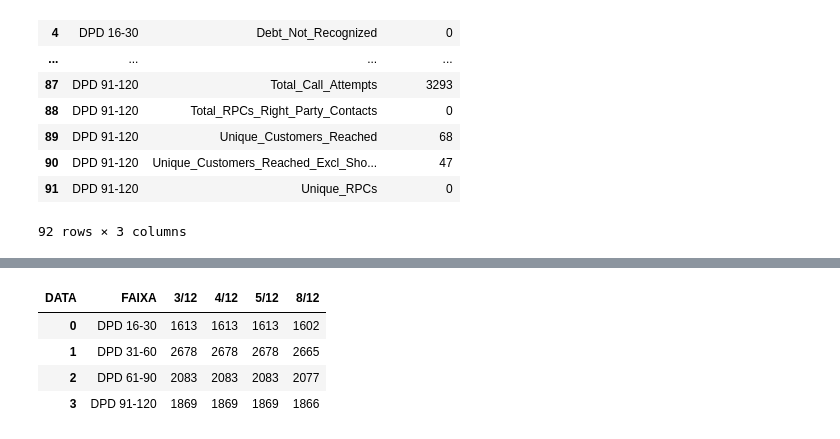
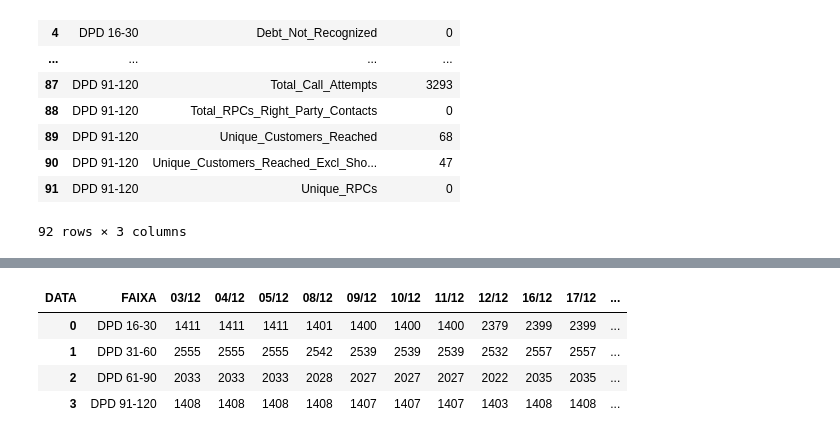
Before and after one commit to Claudiano-alves/Data-Analysis-Portfolio, a Jupyter notebook: Projects/Getnet/data_wrangling.ipynb, the cells around one changed output, grey strips where cells are left out. Drawn from its saved outputs; the diff is of its cells as text; code cells hidden in the pictures.

Commit message:
Autalização nos projetos de bi. Criação de pipeline payjoy.

```diff
--- a/Projects/Getnet/data_wrangling.ipynb
+++ b/Projects/Getnet/data_wrangling.ipynb
@@ -5,7 +5,7 @@
 # importlib.reload(queries)
 from src.data_wrangling_mailingHist import tratar_base_mailing_hist
 from src.db_connection import get_connection
-from Projects.Ouze.src.queries import get_query_discagens, get_query_cad_devf, get_query_mailing_hist, get_query_discagens_trestto, get_query_tabulacao_aciona, get_query_base_acionamentos, get_query_dw_calendario, get_query_pagamentos, get_query_acordos
+from Projects.Getnet.src.queries import get_query_discagens, get_query_cad_devf, get_query_mailing_hist, get_query_discagens_trestto, get_query_tabulacao_aciona, get_query_base_acionamentos, get_query_dw_calendario, get_query_pagamentos, get_query_acordos
 import pandas as pd
 
 # DADOS SRC
@@ -13,7 +13,7 @@ import pandas as pd
 def data_loader(conn_trc, conn_bd2, conn_src):
 
     df_discagens_expert = pd.read_sql(
-        get_query_discagens('2025-09-01', '2025-09-30'),
+        get_query_discagens('2025-12-01', '2025-12-17'),
         conn_src
     )
     df_cad_devf = pd.read_sql(
@@ -21,13 +21,13 @@ def data_loader(conn_trc, conn_bd2, conn_src):
         conn_src
     )
     df_tab_acionamentos = pd.read_sql(
-        get_query_base_acionamentos('2025-09-01', '2025-09-30'),
+        get_query_base_acionamentos('2025-12-01', '2025-12-17'),
         conn_src
     )
 
     # DADOS BD2/PLANEJAMENTO
     df_maling_hist = pd.read_sql(
-        get_query_mailing_hist('2025-09-01', '2025-09-30'),
+        get_query_mailing_hist('2025-12-01', '2025-12-17'),
         conn_bd2
     )
     df_maling_hist = tratar_base_mailing_hist(df_maling_hist, df_cad_devf)
@@ -41,18 +41,18 @@ def data_loader(conn_trc, conn_bd2, conn_src):
         conn_bd2
     )
     df_pagamentos = pd.read_sql(
-        get_query_pagamentos('2025-09-01', '2025-09-30'),
+        get_query_pagamentos('2025-12-01', '2025-12-17'),
         conn_src
     )
     df_acordos = pd.read_sql(
-        get_query_acordos('2025-09-01', '2025-09-30'),
+        get_query_acordos('2025-12-01', '2025-12-17'),
         conn_src
     )
 
     # DADOS BD2/TRC
 
     df_discagens_trestto = pd.read_sql(
-        get_query_discagens_trestto('2025-09-01', '2025-09-30'),
+        get_query_discagens_trestto('2025-12-01', '2025-12-17'),
         conn_trc
     )
 
@@ -700,14 +1051,14 @@ def df_contratos_payjoy():
     SELECT
         Assigned_Portfolio
     ,   DPD_BUCKET as FAIXA
-    FROM OPENQUERY([TRC-DC-BDM\BD],
+    FROM OPENQUERY([TRC_BD_LINKED],
     '
         SELECT
             ltrim(rtrim(contrato_fin)) Assigned_Portfolio
         ,   DPD_BUCKET
         ,   cast(CALENDAR_DATE as date) dt_base
-        FROM AUX_PAYJOY_REMESSA
-        WHERE CALENDAR_DATE = (SELECT MAX(CALENDAR_DATE) FROM AUX_PAYJOY_REMESSA)
+        FROM SRC..AUX_PAYJOY_REMESSA
+        WHERE CALENDAR_DATE = (SELECT MAX(CALENDAR_DATE) FROM SRC..AUX_PAYJOY_REMESSA)
     '
     )
     """
@@ -863,6 +1221,10 @@ def consolidar_mailings_por_faixa(df_mailings, df_contratos, ordenar_datas=True,
     """
     Cruza os mailings com os contratos para obter faixas e gera tabela pivotada
     """
+
+    # LIMPEZA: Remove espaços em branco das colunas de chave
+    df_mailings['CHAVE_POPUP'] = df_mailings['CHAVE_POPUP'].astype(str).str.strip()
+    df_contratos['Assigned_Portfolio'] = df_contratos['Assigned_Portfolio'].astype(str).str.strip()
 
     # Cruzamento
     df_mailings_com_faixa = df_mailings.merge(
@@ -873,42 +1235,47 @@ def consolidar_mailings_por_faixa(df_mailings, df_contratos, ordenar_datas=True,
     )
 
     # Contagem
     if contratos_unicos:
         df_contagem = df_mailings_com_faixa.groupby(['FAIXA', 'DATA'])['CHAVE_POPUP'].nunique().reset_index()
     else:
         df_contagem = df_mailings_com_faixa.groupby(['FAIXA', 'DATA'])['CHAVE_POPUP'].count().reset_index()
 
     df_contagem.columns = ['FAIXA', 'DATA', 'CONTAGEM']
 
     # Pivota
     df_pivot = df_contagem.pivot(
         index='FAIXA',
         columns='DATA',
         values='CONTAGEM'
     ).fillna(0).astype(int)
 
     # Ordena datas se solicitado
     if ordenar_datas:
-        colunas_ordenadas = sorted(
-            df_pivot.columns,
-            key=lambda x: pd.to_datetime(x, format='%d/%m', errors='coerce')
-        )
+        def ordenar_data(data_str):
+            """Converte DD/MM para tupla (dia, mes) para ordenação"""
+            try:
+                dia, mes = data_str.split('/')
+                return (int(mes), int(dia))
+            except:
+                return (99, 99)
+
+        colunas_ordenadas = sorted(df_pivot.columns, key=ordenar_data)
         df_pivot = df_pivot[colunas_ordenadas]
 
     # Reset index
     df_pivot = df_pivot.reset_index()
 
     return df_pivot
 
 # Uso:
 df_pivot = consolidar_mailings_por_faixa(df_mailings, df_contratos)
 df_pivot
 # %% [output]
-| DATA | FAIXA | 3/12 | 4/12 | 5/12 | 8/12 |
-| 0 | DPD 16-30 | 1613 | 1613 | 1613 | 1602 |
-| 1 | DPD 31-60 | 2678 | 2678 | 2678 | 2665 |
-| 2 | DPD 61-90 | 2083 | 2083 | 2083 | 2077 |
-| 3 | DPD 91-120 | 1869 | 1869 | 1869 | 1866 |
+| DATA | FAIXA | 03/12 | 04/12 | 05/12 | 08/12 | 09/12 | 10/12 | 11/12 | 12/12 | 16/12 | 17/12 | ... |
+| 0 | DPD 16-30 | 1411 | 1411 | 1411 | 1401 | 1400 | 1400 | 1400 | 2379 | 2399 | 2399 | ... |
+| 1 | DPD 31-60 | 2555 | 2555 | 2555 | 2542 | 2539 | 2539 | 2539 | 2532 | 2557 | 2557 | ... |
+| 2 | DPD 61-90 | 2033 | 2033 | 2033 | 2028 | 2027 | 2027 | 2027 | 2022 | 2035 | 2035 | ... |
+| 3 | DPD 91-120 | 1408 | 1408 | 1408 | 1408 | 1407 | 1407 | 1407 | 1403 | 1408 | 1408 | ... |
 # %%
 import pandas as pd
 
```
Also changed, not shown: parts of 8 cells of this notebook, 4 other files.
